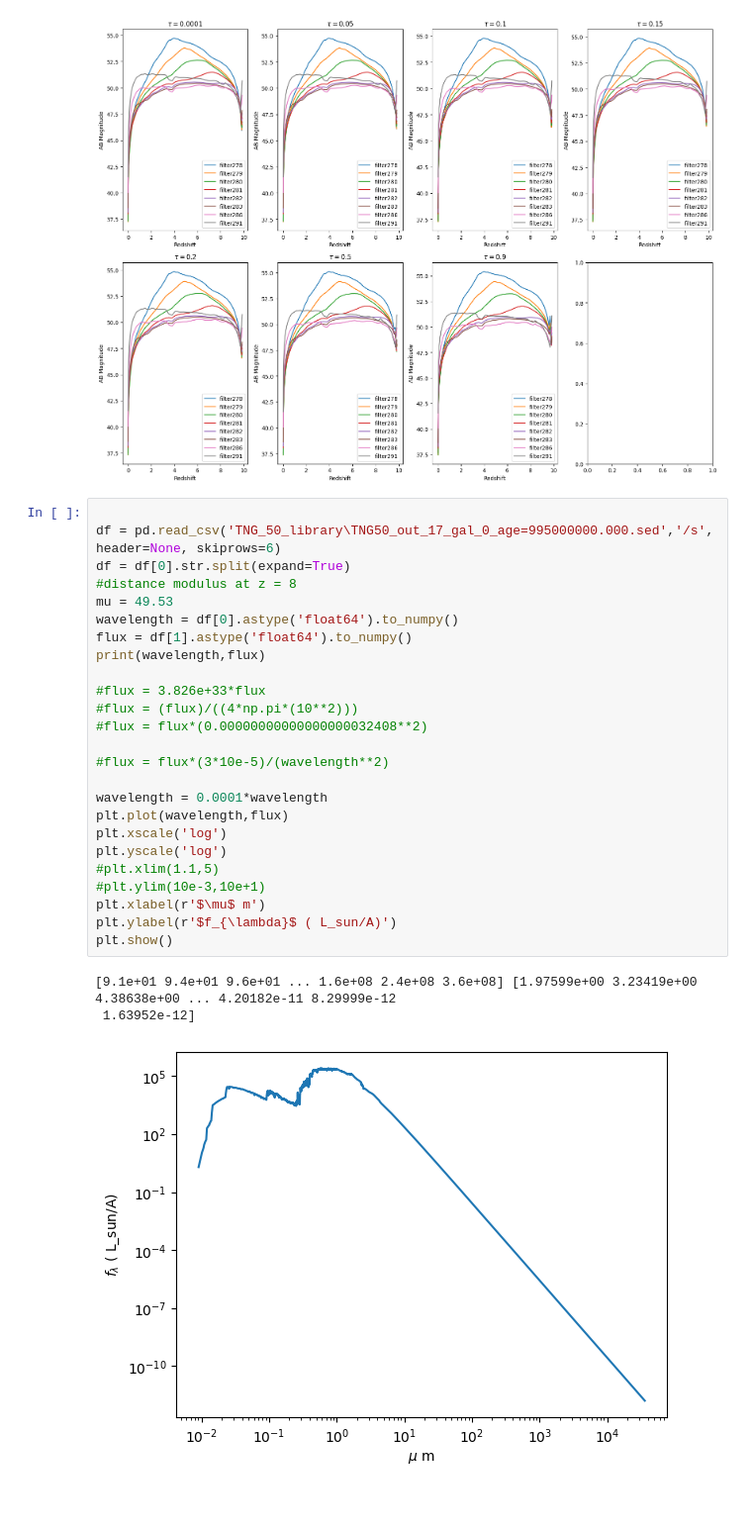
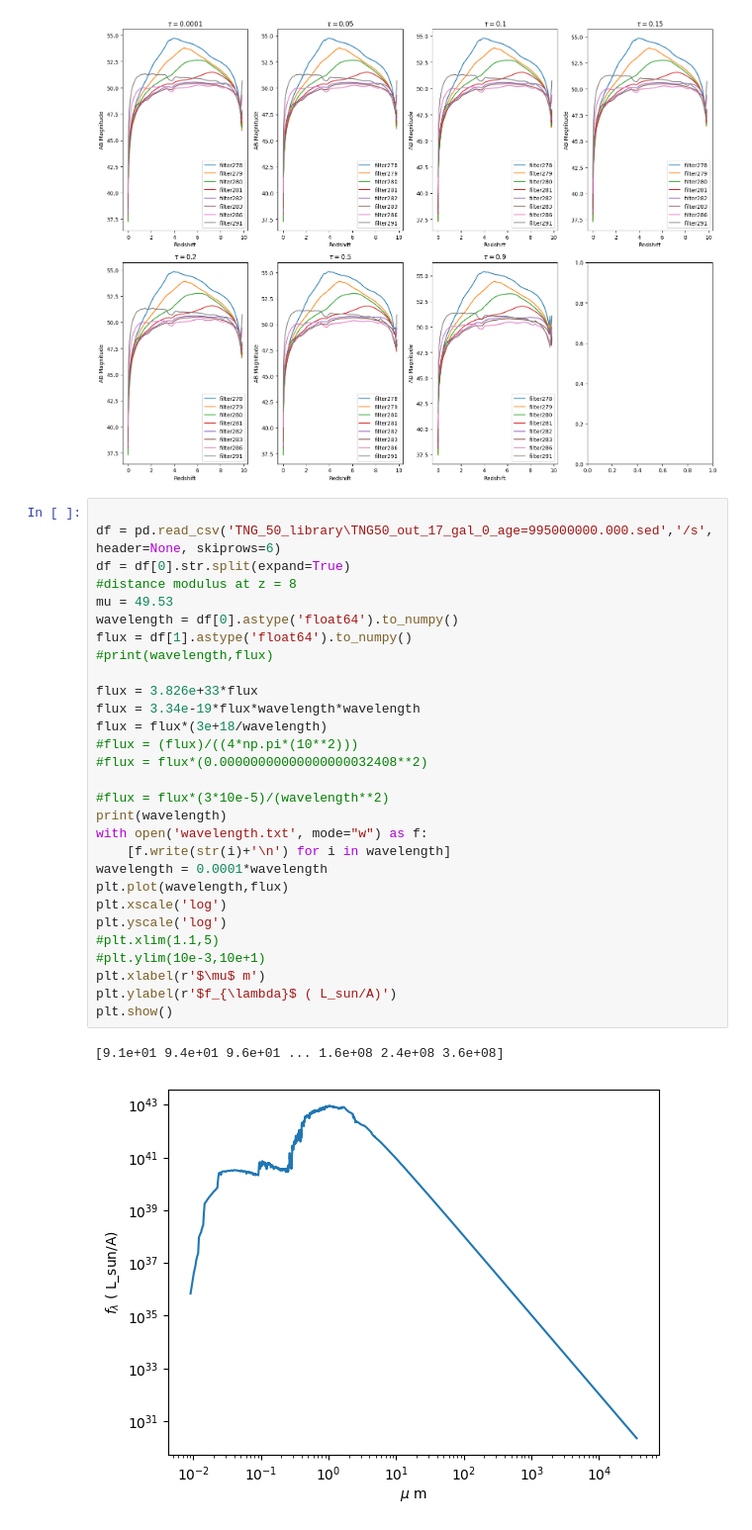
Before and after one commit to clilje/summer_2023, a Jupyter notebook: Week 1/JWST project/plot-spectrum.ipynb, the cells around one changed output. Shown at 99% size. Cells and saved outputs as stored; diff of their text form; blank space fills up the shorter version.

```diff
--- a/Week 1/JWST project/plot-spectrum.ipynb
+++ b/Week 1/JWST project/plot-spectrum.ipynb
@@ -652,29 +660,32 @@ plt.show()
 # %%
 
 df = pd.read_csv('TNG_50_library\TNG50_out_17_gal_0_age=995000000.000.sed','/s', header=None, skiprows=6)
 df = df[0].str.split(expand=True)
 #distance modulus at z = 8
 mu = 49.53
 wavelength = df[0].astype('float64').to_numpy()
 flux = df[1].astype('float64').to_numpy()
-print(wavelength,flux)
+#print(wavelength,flux)
 
-#flux = 3.826e+33*flux
+flux = 3.826e+33*flux
+flux = 3.34e-19*flux*wavelength*wavelength
+flux = flux*(3e+18/wavelength)
 #flux = (flux)/((4*np.pi*(10**2)))
 #flux = flux*(0.00000000000000000032408**2)
 
 #flux = flux*(3*10e-5)/(wavelength**2)
-
+print(wavelength)
+with open('wavelength.txt', mode="w") as f:
+    [f.write(str(i)+'\n') for i in wavelength]
 wavelength = 0.0001*wavelength
 plt.plot(wavelength,flux)
 plt.xscale('log')
 plt.yscale('log')
 #plt.xlim(1.1,5)
 #plt.ylim(10e-3,10e+1)
 plt.xlabel(r'$\mu$ m')
 plt.ylabel(r'$f_{\lambda}$ ( L_sun/A)')
 plt.show()
 # %% [output]
-[9.1e+01 9.4e+01 9.6e+01 ... 1.6e+08 2.4e+08 3.6e+08] [1.97599e+00 3.23419e+00 4.38638e+00 ... 4.20182e-11 8.29999e-12
- 1.63952e-12]
+[9.1e+01 9.4e+01 9.6e+01 ... 1.6e+08 2.4e+08 3.6e+08]
-[figure, old version]
+[figure, new version]
```
Also changed, not shown: parts of 1 cell of this notebook, 16 other files.
